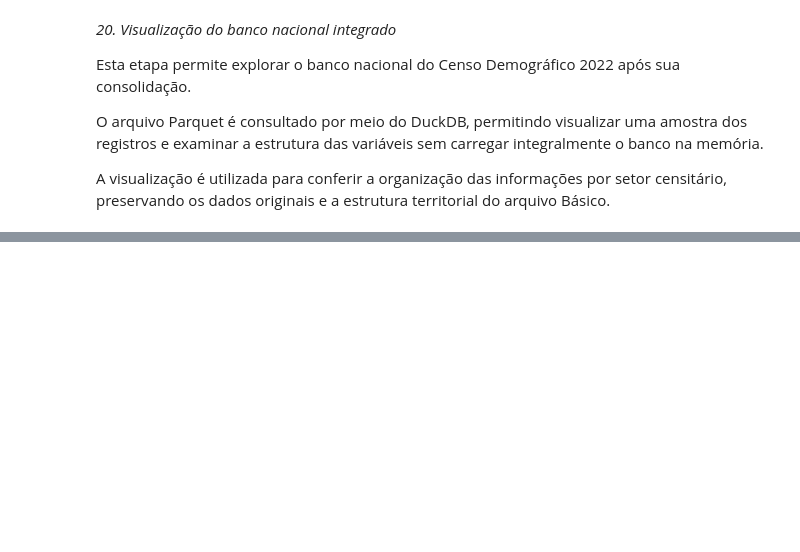
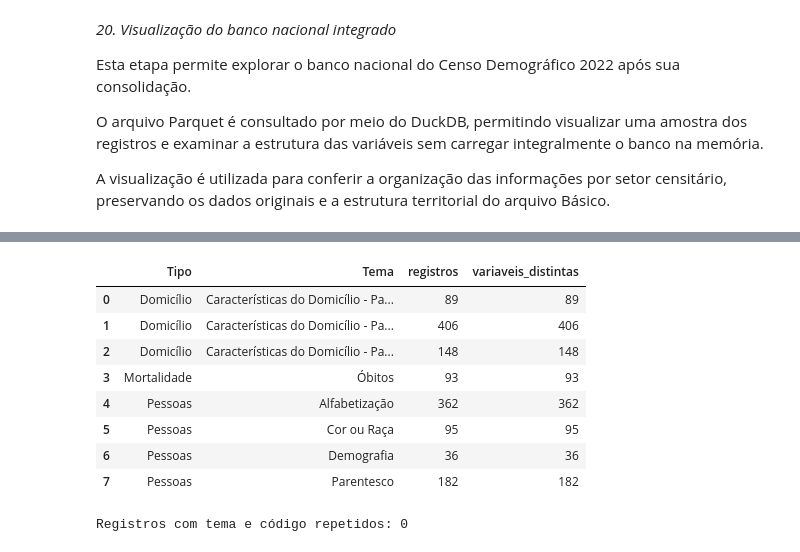
Before and after one commit to PriscilaForcel/DOUTORADO, a Jupyter notebook: 01_BR_UNIVERSO/BR_UNIVERSO.ipynb, the cells around one changed output, grey strips where cells are left out. Drawn from its saved outputs; the diff is of its cells as text; code cells hidden in the pictures; blank space fills up the shorter version.

```diff
--- a/01_BR_UNIVERSO/BR_UNIVERSO.ipynb
+++ b/01_BR_UNIVERSO/BR_UNIVERSO.ipynb
@@ -2503,0 +3393,64 @@ print("Backup:", destino)
+# %%
+
+# IDENTIFICAÇÃO DOS TEMAS OFICIAIS
+
+import pandas as pd
+
+# Ler os dicionários completos
+dic_basico = pd.read_excel(
+    arquivo_dicionario,
+    sheet_name="Dicionário Básico",
+    dtype=str
+)
+
+dic_tematico = pd.read_excel(
+    arquivo_dicionario,
+    sheet_name="Dicionário não PCT",
+    dtype=str
+)
+
+# Remover espaços dos nomes das colunas
+dic_basico.columns = dic_basico.columns.str.strip()
+dic_tematico.columns = dic_tematico.columns.str.strip()
+
+print("DICIONÁRIO BÁSICO")
+print("-" * 60)
+print("Total de registros:", len(dic_basico))
+print("Variáveis distintas:", dic_basico["Variável"].nunique())
+print("Temas:")
+print(dic_basico["Tema"].value_counts(dropna=False).to_string())
+
+print("\nDICIONÁRIO TEMÁTICO NÃO PCT")
+print("-" * 60)
+print("Total de registros:", len(dic_tematico))
+
+# Quantidade de variáveis por tipo e tema
+resumo_temas = (
+    dic_tematico
+    .groupby(["Tipo", "Tema"], dropna=False)
+    .agg(
+        registros=("Variável", "size"),
+        variaveis_distintas=("Variável", "nunique")
+    )
+    .reset_index()
+)
+
+display(resumo_temas)
+
+# Verificar duplicações dentro de cada tema
+duplicadas = dic_tematico.duplicated(
+    subset=["Tema", "Variável"],
+    keep=False
+)
+
+print("\nRegistros com tema e código repetidos:",
+      duplicadas.sum())
+
+if duplicadas.any():
+    display(
+        dic_tematico.loc[
+            duplicadas,
+            ["Tipo", "Tema", "Variável", "Descrição"]
+        ].head(20)
+    )
+# %% [output]
@@ -2503,0 +3468,10 @@ print("Backup:", destino)
+|  | Tipo | Tema | registros | variaveis_distintas |
+| 0 | Domicílio | Características do Domicílio - Pa... | 89 | 89 |
+| 1 | Domicílio | Características do Domicílio - Pa... | 406 | 406 |
+| 2 | Domicílio | Características do Domicílio - Pa... | 148 | 148 |
+| 3 | Mortalidade | Óbitos | 93 | 93 |
+| 4 | Pessoas | Alfabetização | 362 | 362 |
+| 5 | Pessoas | Cor ou Raça | 95 | 95 |
+| 6 | Pessoas | Demografia | 36 | 36 |
+| 7 | Pessoas | Parentesco | 182 | 182 |
+Registros com tema e código repetidos: 0
```
Also changed, not shown: parts of 33 cells of this notebook.
